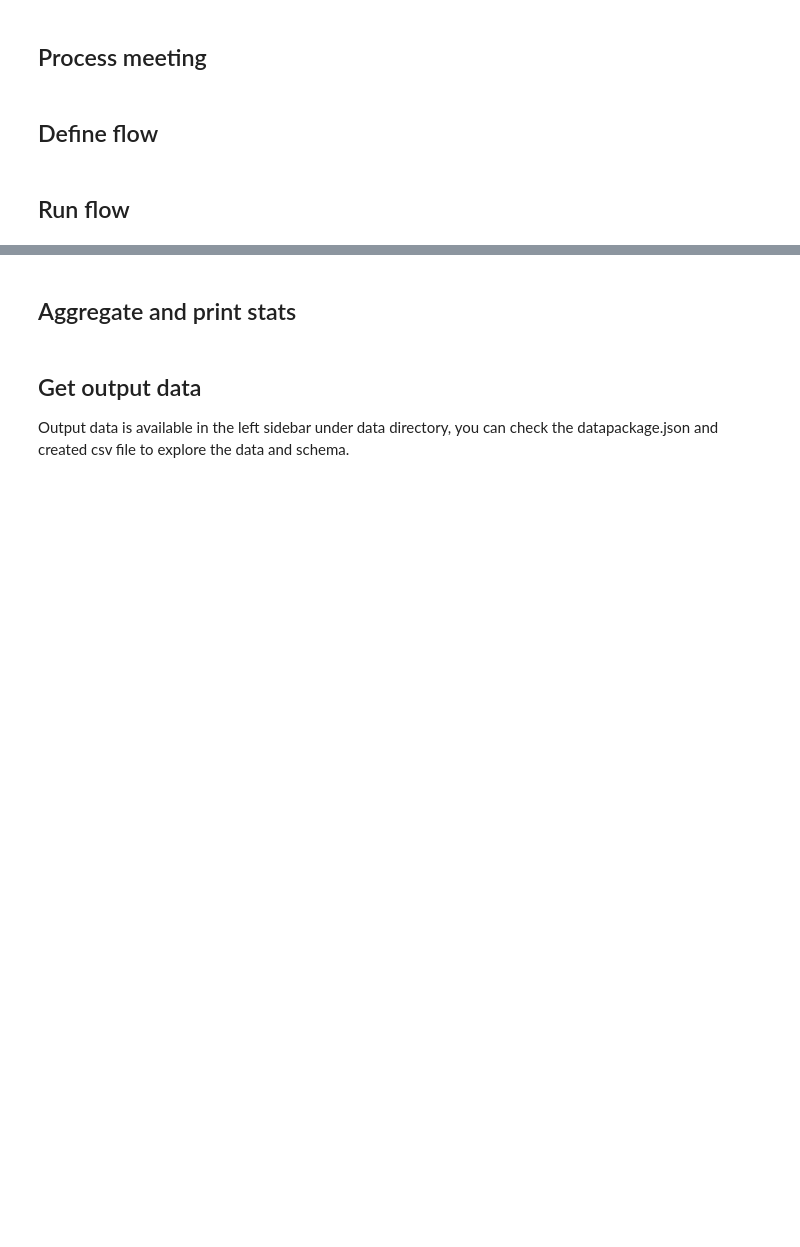
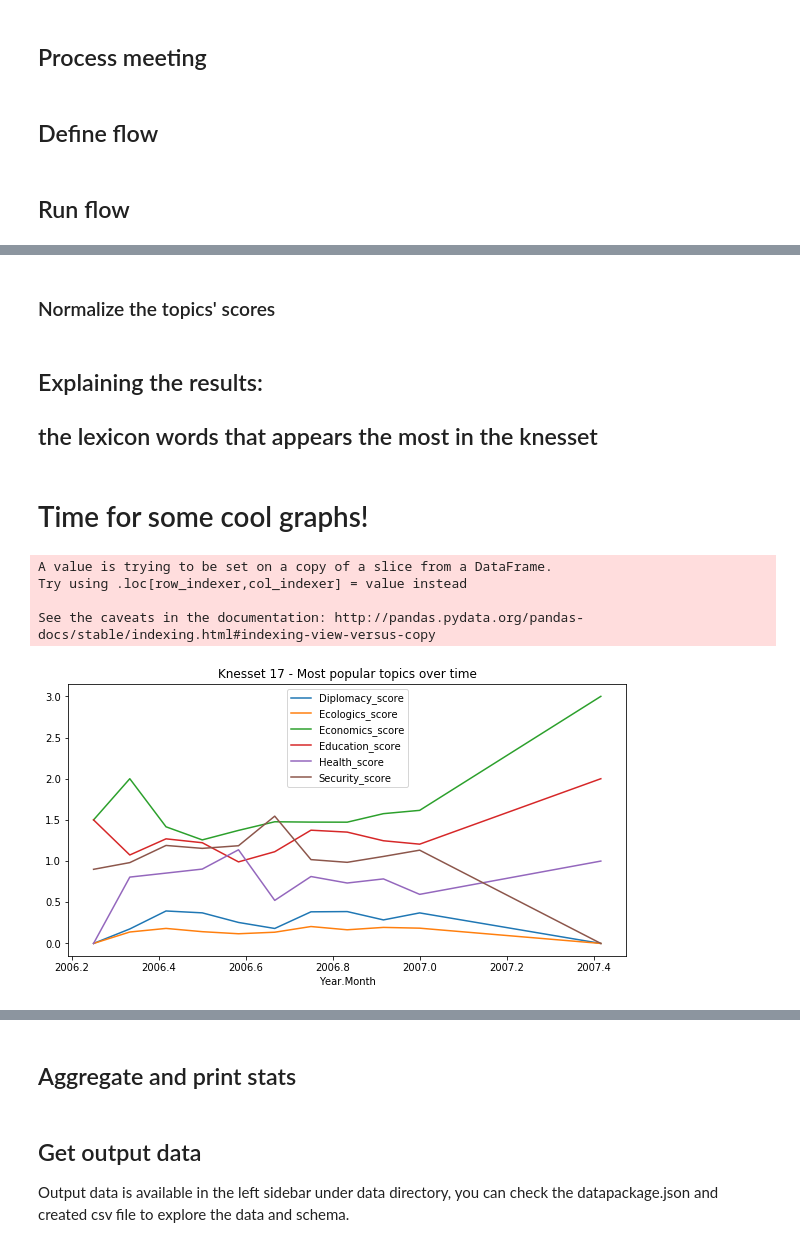
Before and after one commit to hasadna/knesset-data-pipelines, a Jupyter notebook: jupyter-notebooks/calculateTopics.ipynb, the cells around one changed output, grey strips where cells are left out. Drawn from its saved outputs; the diff is of its cells as text; code cells hidden in the pictures; blank space fills up the shorter version.

Commit message:
Adding the outputs files Adding graphs and functions for creating them per knesset num

```diff
--- a/jupyter-notebooks/calculateTopics.ipynb
+++ b/jupyter-notebooks/calculateTopics.ipynb
@@ -441,0 +343,26 @@ outfile.close()
+# %%
+import matplotlib
+def draw_knesset_topics(knesset_num):
+    # Get knesset collected data
+    df_knesset = pd.read_csv("meetings_topics_knesset_" + str(knesset_num) + ".csv")
+    smaller_df = df_knesset[['KnessetNum', 'Year', 'Month',
+                              'Diplomacy_score', 'Ecologics_score', 'Economics_score', 'Education_score',
+                              'Health_score', 'Security_score']]
+
+    # Normalize scores
+    topics = smaller_df.apply(lambda row: normalize_scores(row[3:]), axis=1)
+    topics_df = pd.DataFrame(topics)
+    smaller_df[['Diplomacy_score', 'Ecologics_score', 'Economics_score', 'Education_score',
+                          'Health_score', 'Security_score']] = pd.DataFrame(topics_df[0].values.tolist(), index= topics_df.index)
+    smaller_df['Year.Month'] = smaller_df['Year'] + (smaller_df['Month'] -1)/12.0
+
+    # Aggredate per month and year
+    by_month = smaller_df.groupby(['Year.Month']).mean()
+
+    # Plot topics graph
+    by_month.plot(y=['Diplomacy_score', 'Ecologics_score', 'Economics_score',
+                     'Education_score', 'Health_score', 'Security_score'],
+                  title="Knesset " + str(knesset_num) + " - Most popular topics over time",
+                 figsize=(10,5))
+# %% [markdown]
+### Normalize the topics' scores
@@ -441,0 +394,3 @@ outfile.close()
+# %% [markdown]
+## Explaining the results:
+## the lexicon words that appears the most in the knesset
@@ -441,0 +425,10 @@ outfile.close()
+# %% [markdown]
+# Time for some cool graphs!
+# %%
+draw_knesset_topics(17)
+# %% [output]
+A value is trying to be set on a copy of a slice from a DataFrame.
+Try using .loc[row_indexer,col_indexer] = value instead
+
+See the caveats in the documentation: http://pandas.pydata.org/pandas-docs/stable/indexing.html#indexing-view-versus-copy
+[figure, added]
```
Also changed, not shown: parts of 28 cells of this notebook, 16 other files.
